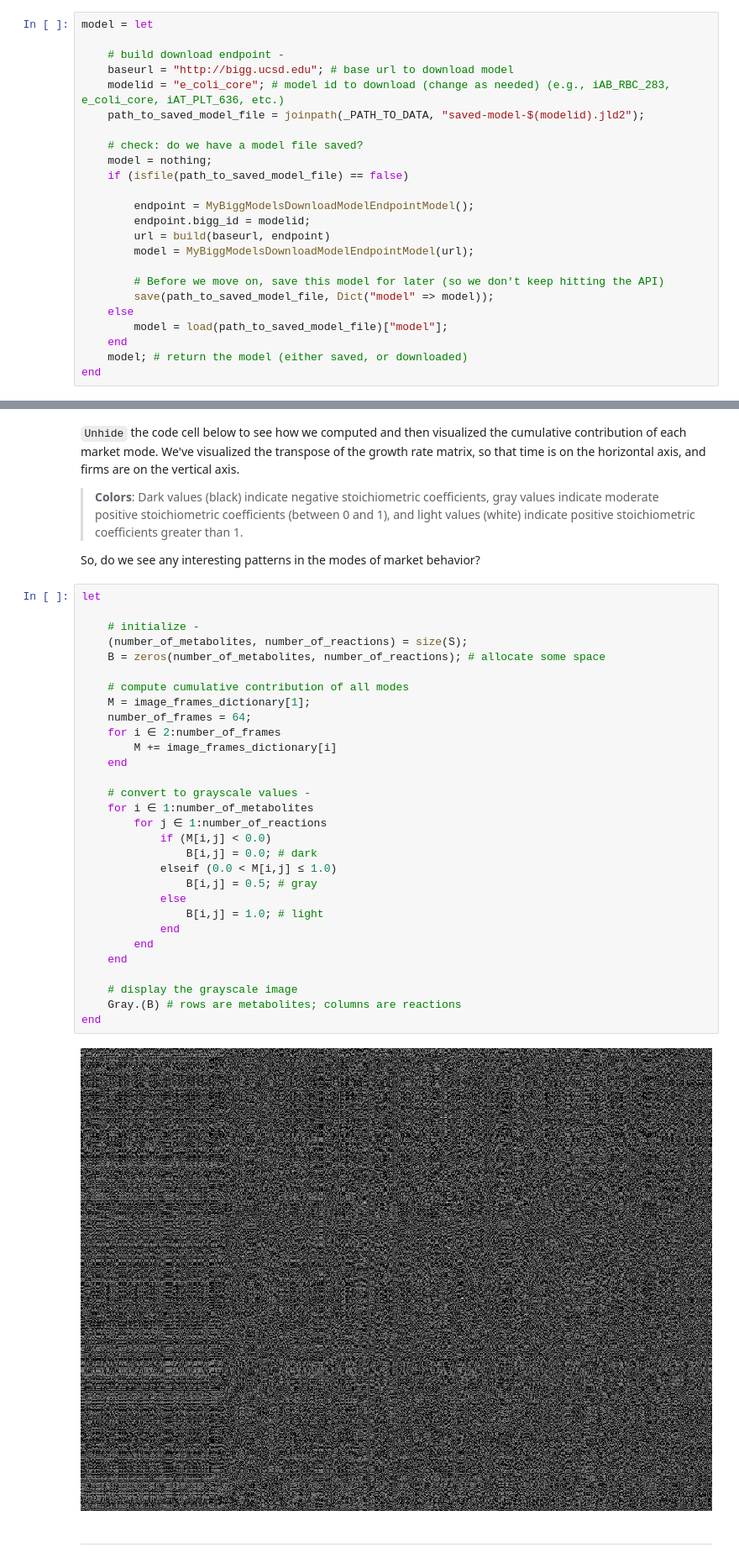
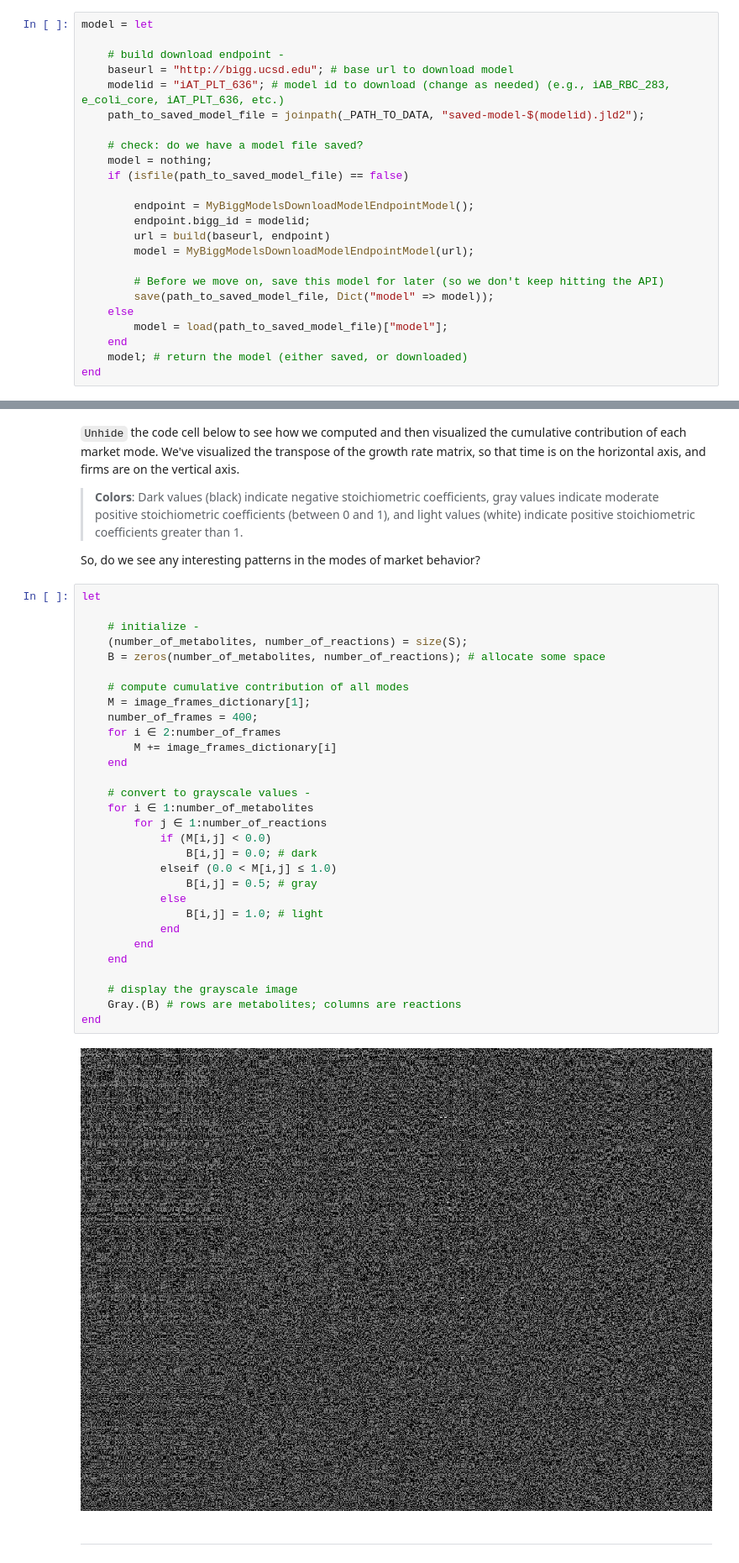
Before and after one commit to sp2229/CHEME-5820-Lectures-Spring-2026, a Jupyter notebook: lectures/week-3/L3a/CHEME-5820-L3a-Example-SVD-StoichiometricMatrix-Spring-2026.ipynb, the cells around one changed output, grey strips where cells are left out. Shown at 84% size. Drawn from its saved outputs; the diff is of its cells as text.

```diff
--- a/lectures/week-3/L3a/CHEME-5820-L3a-Example-SVD-StoichiometricMatrix-Spring-2026.ipynb
+++ b/lectures/week-3/L3a/CHEME-5820-L3a-Example-SVD-StoichiometricMatrix-Spring-2026.ipynb
@@ -50,7 +50,7 @@ model = let
 
     # build download endpoint -
     baseurl = "http://bigg.ucsd.edu"; # base url to download model
-    modelid = "e_coli_core"; # model id to download (change as needed) (e.g., iAB_RBC_283, e_coli_core, iAT_PLT_636, etc.)
+    modelid = "iAT_PLT_636"; # model id to download (change as needed) (e.g., iAB_RBC_283, e_coli_core, iAT_PLT_636, etc.)
     path_to_saved_model_file = joinpath(_PATH_TO_DATA, "saved-model-$(modelid).jld2");
 
     # check: do we have a model file saved?
@@ -380,35 +408,35 @@ So, do we see any interesting patterns in the modes of market behavior?
 # %%
 let
 
     # initialize -
     (number_of_metabolites, number_of_reactions) = size(S);
     B = zeros(number_of_metabolites, number_of_reactions); # allocate some space
 
     # compute cumulative contribution of all modes
     M = image_frames_dictionary[1];
-    number_of_frames = 64;
+    number_of_frames = 400;
     for i ∈ 2:number_of_frames
         M += image_frames_dictionary[i]
     end
 
     # convert to grayscale values -
     for i ∈ 1:number_of_metabolites
         for j ∈ 1:number_of_reactions
             if (M[i,j] < 0.0)
                 B[i,j] = 0.0; # dark
             elseif (0.0 < M[i,j] ≤ 1.0)
                 B[i,j] = 0.5; # gray
             else
                 B[i,j] = 1.0; # light
             end
         end
     end
 
     # display the grayscale image
     Gray.(B) # rows are metabolites; columns are reactions
 end
 # %% [output]
-[figure, old version]
+[figure, new version]
 # %% [markdown]
 ___
 # %% [markdown]
```
Also changed, not shown: parts of 7 cells of this notebook, 3 other files.
